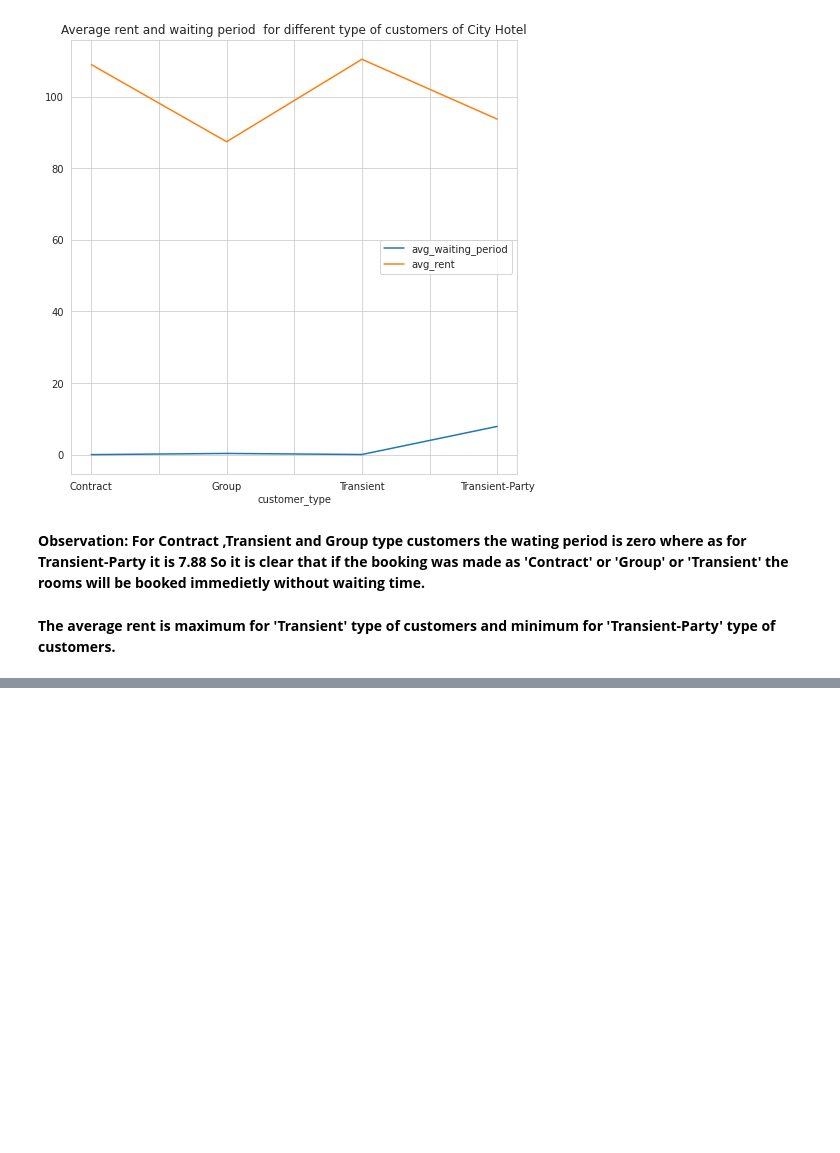
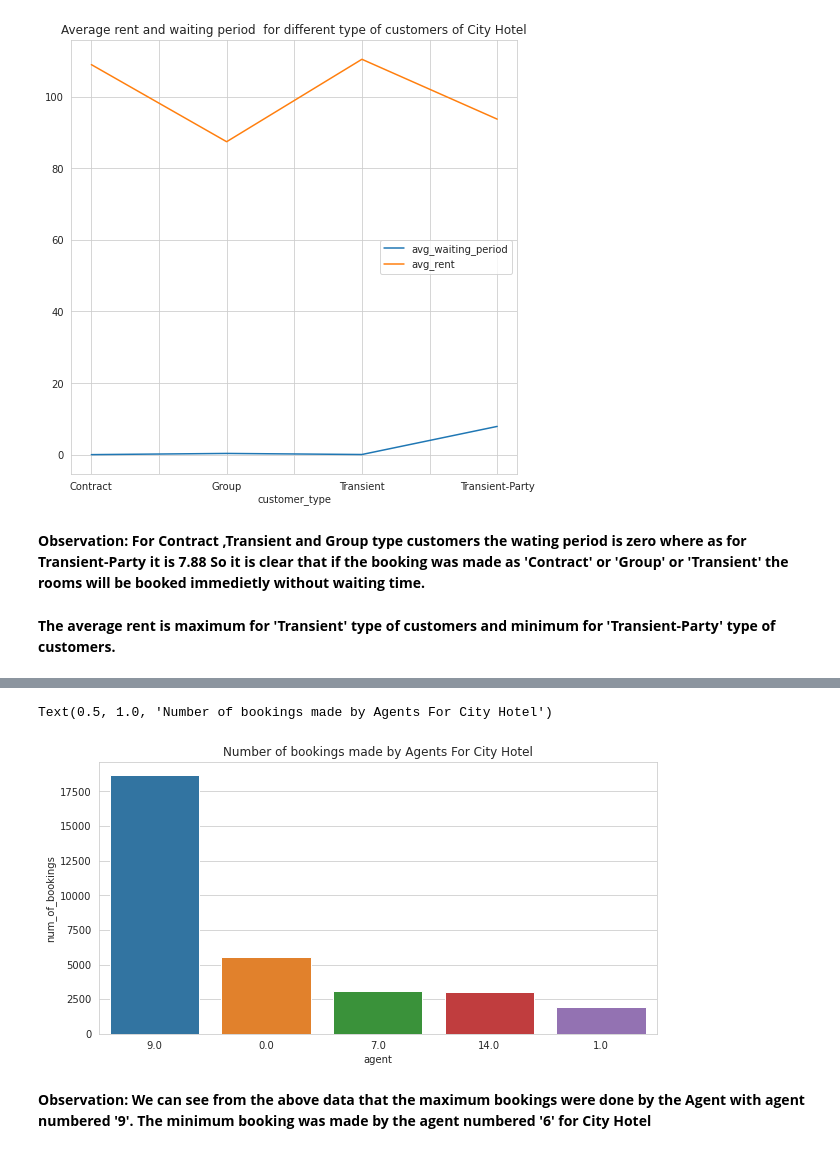
Before and after one commit to 1991Ab/Capstone-Project-1-Hotel-Booking-Analysis, a Jupyter notebook: Hotel_Booking_Analysis_Individual_notebook.ipynb, the cells around one changed output, grey strips where cells are left out. Cells and saved outputs as stored; diff of their text form; code cells hidden in the pictures; blank space fills up the shorter version.

```diff
--- a/Hotel_Booking_Analysis_Individual_notebook.ipynb
+++ b/Hotel_Booking_Analysis_Individual_notebook.ipynb
@@ -640,0 +669,12 @@ ax=average_city_values.plot(figsize=(8,8),title='Average rent and waiting period
+# %%
+booking_city_count=city_booking['agent'].value_counts().reset_index().rename(columns = {'index':'agent','agent':'num_of_bookings'}).sort_values(by = 'num_of_bookings',ascending=False)
+# %%
+booking_city_count=booking_city_count.iloc[0:5]
+# %%
+plt.figure(figsize =(10,5))
+sns.barplot(x = 'agent', y = 'num_of_bookings', data = booking_city_count, order = booking_city_count.sort_values('num_of_bookings', ascending = False).agent).set_title("Number of bookings made by Agents For City Hotel")
+# %% [output]
+Text(0.5, 1.0, 'Number of bookings made by Agents For City Hotel')
+[figure, added]
+# %% [markdown]
+**Observation: We can see from the above data that the maximum bookings were done by the Agent  with agent numbered '9'. The minimum booking was made by the agent numbered '6' for City Hotel**
```
Also changed, not shown: parts of 8 cells of this notebook.
